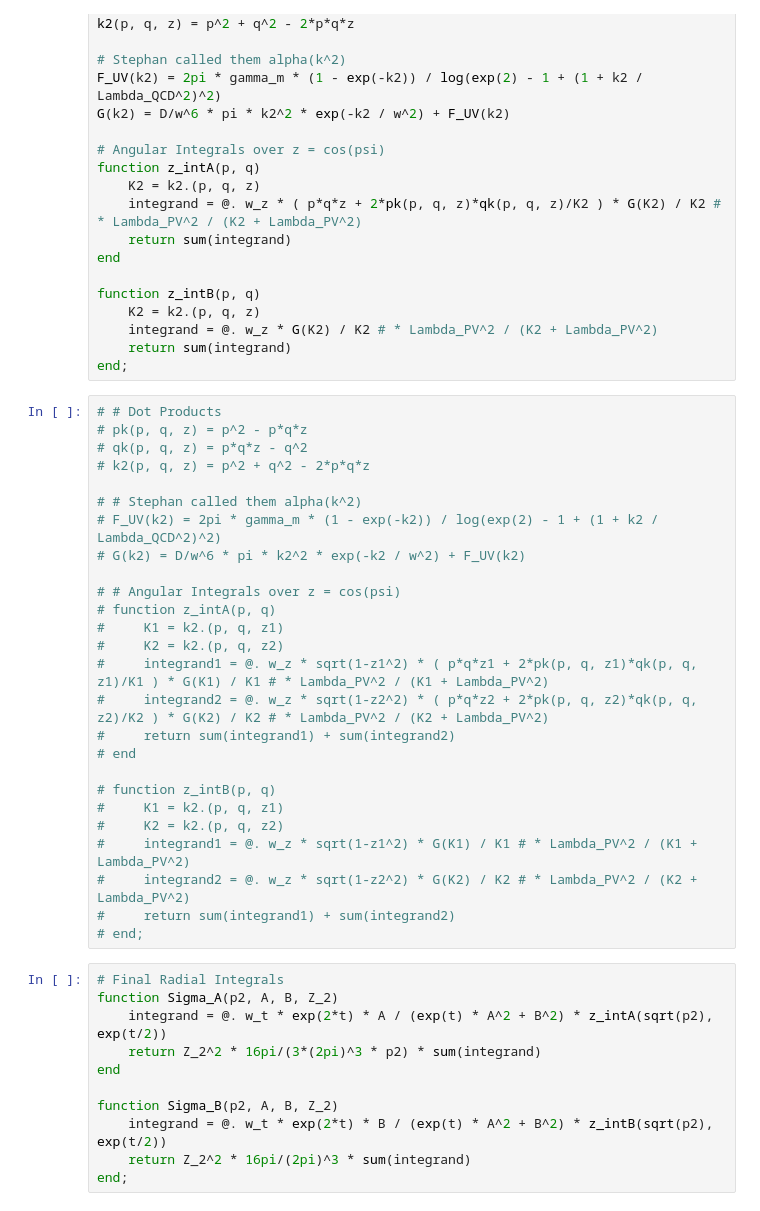
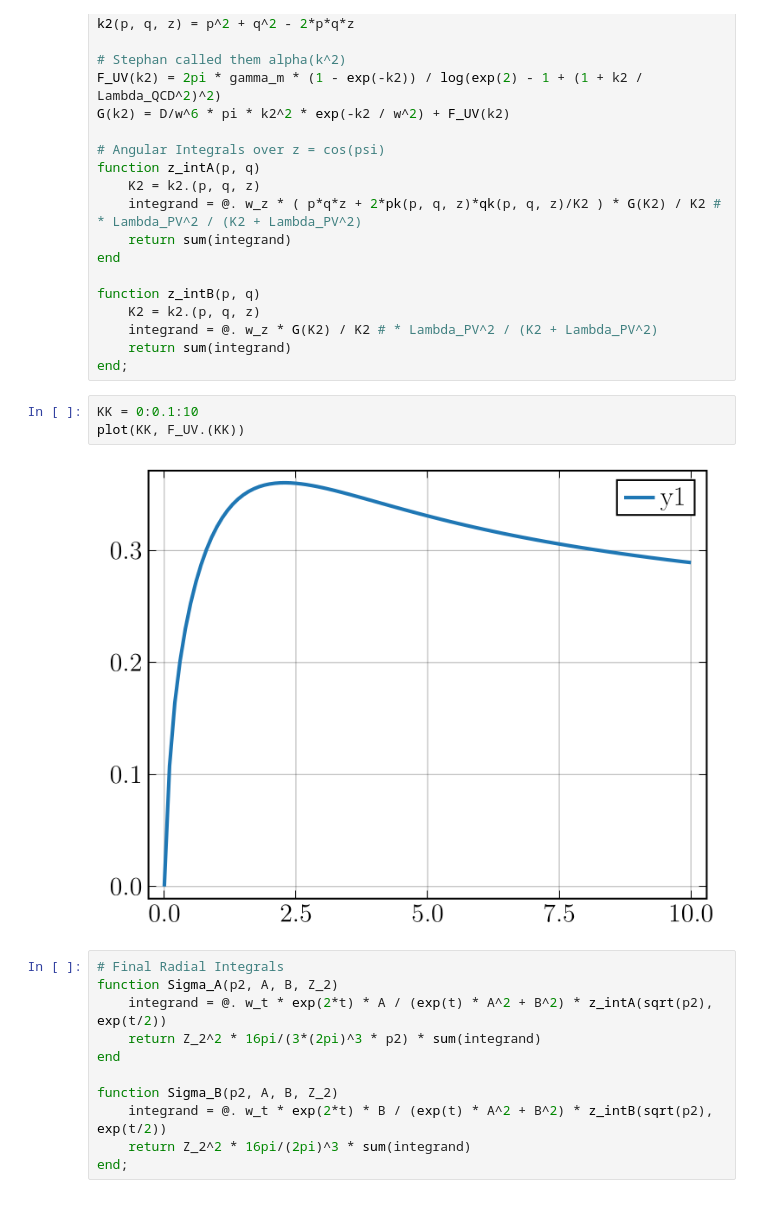
Before and after one commit to GestoerterOszillator/Maris-Tandy, a Jupyter notebook: nochmal.ipynb, the cells around one changed output. Saved outputs shown, nothing was run; the diff lists cells and outputs as text.

```diff
--- a/nochmal.ipynb
+++ b/nochmal.ipynb
@@ -89,32 +72,11 @@ function z_intB(p, q)
     integrand = @. w_z * G(K2) / K2 # * Lambda_PV^2 / (K2 + Lambda_PV^2)
     return sum(integrand)
 end;
-# %%
-# # Dot Products
-# pk(p, q, z) = p^2 - p*q*z
-# qk(p, q, z) = p*q*z - q^2
-# k2(p, q, z) = p^2 + q^2 - 2*p*q*z
-
-# # Stephan called them alpha(k^2)
-# F_UV(k2) = 2pi * gamma_m * (1 - exp(-k2)) / log(exp(2) - 1 + (1 + k2 / Lambda_QCD^2)^2)
-# G(k2) = D/w^6 * pi * k2^2 * exp(-k2 / w^2) + F_UV(k2)
-
-# # Angular Integrals over z = cos(psi)
-# function z_intA(p, q)
-#     K1 = k2.(p, q, z1)
-#     K2 = k2.(p, q, z2)
-#     integrand1 = @. w_z * sqrt(1-z1^2) * ( p*q*z1 + 2*pk(p, q, z1)*qk(p, q, z1)/K1 ) * G(K1) / K1 # * Lambda_PV^2 / (K1 + Lambda_PV^2)
-#     integrand2 = @. w_z * sqrt(1-z2^2) * ( p*q*z2 + 2*pk(p, q, z2)*qk(p, q, z2)/K2 ) * G(K2) / K2 # * Lambda_PV^2 / (K2 + Lambda_PV^2)
-#     return sum(integrand1) + sum(integrand2)
-# end
-
-# function z_intB(p, q)
-#     K1 = k2.(p, q, z1)
-#     K2 = k2.(p, q, z2)
-#     integrand1 = @. w_z * sqrt(1-z1^2) * G(K1) / K1 # * Lambda_PV^2 / (K1 + Lambda_PV^2)
-#     integrand2 = @. w_z * sqrt(1-z2^2) * G(K2) / K2 # * Lambda_PV^2 / (K2 + Lambda_PV^2)
-#     return sum(integrand1) + sum(integrand2)
-# end;
+# %%
+KK = 0:0.1:10
+plot(KK, F_UV.(KK))
+# %% [output]
+[figure, added]
 # %%
 # Final Radial Integrals
 function Sigma_A(p2, A, B, Z_2)
```
Also changed, not shown: parts of 3 cells of this notebook, 6 other files.
